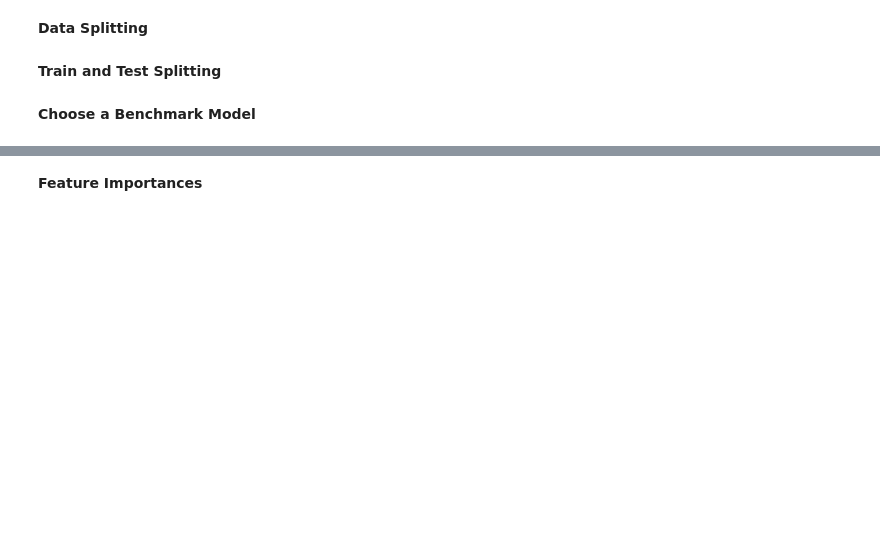
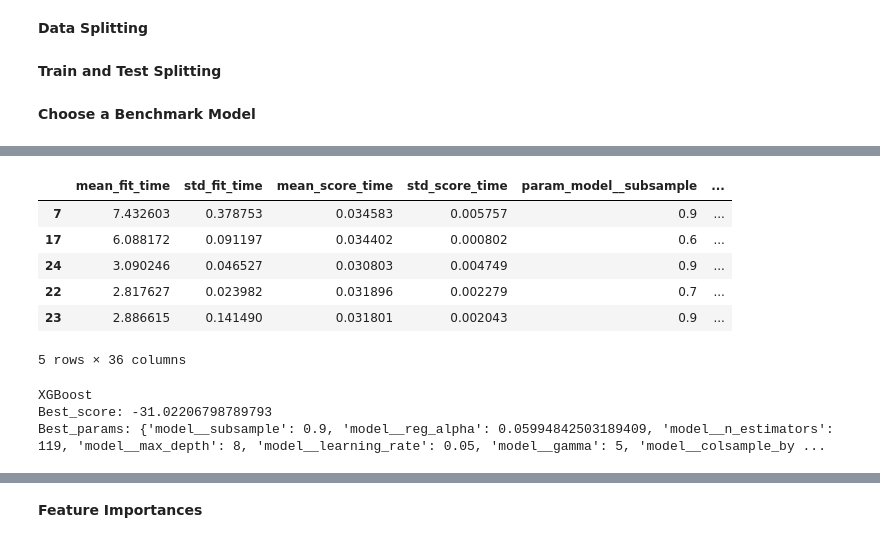
Before and after one commit to maulialwan/Airbnb-Price-Prediction, a Jupyter notebook: Airbnb_Price_Prediction.ipynb, the cells around one changed output, grey strips where cells are left out. Drawn from its saved outputs; the diff is of its cells as text; code cells hidden in the pictures; blank space fills up the shorter version.

```diff
--- a/Airbnb_Price_Prediction.ipynb
+++ b/Airbnb_Price_Prediction.ipynb
@@ -1043,0 +989,20 @@ Model mengalami peningkatan performa (nilai RMSE, MAE & MAPE berkurang) dengan d
+# %%
+# Check the tuning result in a DataFrame. Sorted by MAE, RMSE & MAPE
+pd.DataFrame(random_xgb.cv_results_).sort_values(by=['rank_test_neg_mean_absolute_error', 'rank_test_neg_root_mean_squared_error', 'rank_test_neg_mean_absolute_percentage_error']).head()
+# %% [output]
+|  | mean_fit_time | std_fit_time | mean_score_time | std_score_time | param_model__subsample | ... |
+| 7 | 7.432603 | 0.378753 | 0.034583 | 0.005757 | 0.9 | ... |
+| 17 | 6.088172 | 0.091197 | 0.034402 | 0.000802 | 0.6 | ... |
+| 24 | 3.090246 | 0.046527 | 0.030803 | 0.004749 | 0.9 | ... |
+| 22 | 2.817627 | 0.023982 | 0.031896 | 0.002279 | 0.7 | ... |
+| 23 | 2.886615 | 0.141490 | 0.031801 | 0.002043 | 0.9 | ... |
+5 rows × 36 columns
+# %%
+# Check the best score and params
+print('XGBoost')
+print('Best_score:', random_xgb.best_score_)
+print('Best_params:', random_xgb.best_params_)
+# %% [output]
+XGBoost
+Best_score: -31.02206798789793
+Best_params: {'model__subsample': 0.9, 'model__reg_alpha': 0.05994842503189409, 'model__n_estimators': 119, 'model__max_depth': 8, 'model__learning_rate': 0.05, 'model__gamma': 5, 'model__colsample_by ...
```
Also changed, not shown: parts of 169 cells of this notebook.
